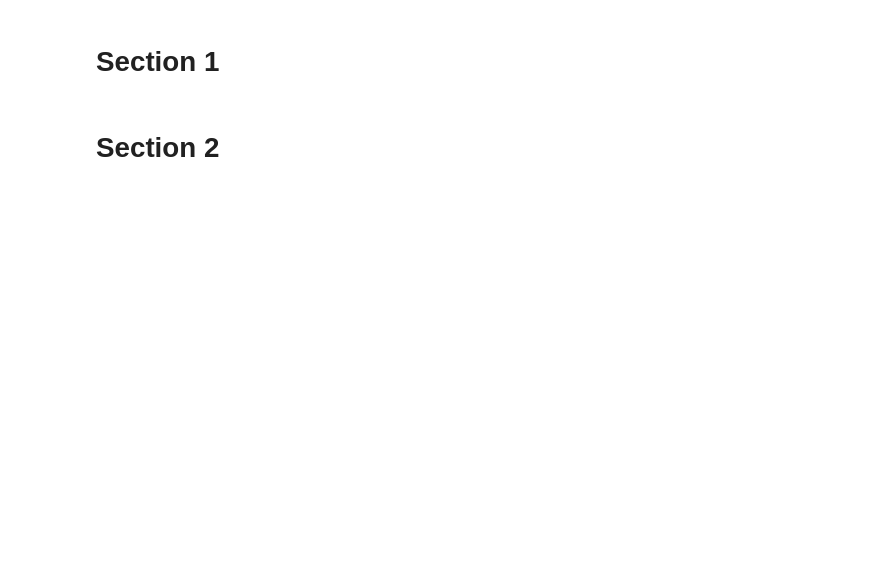
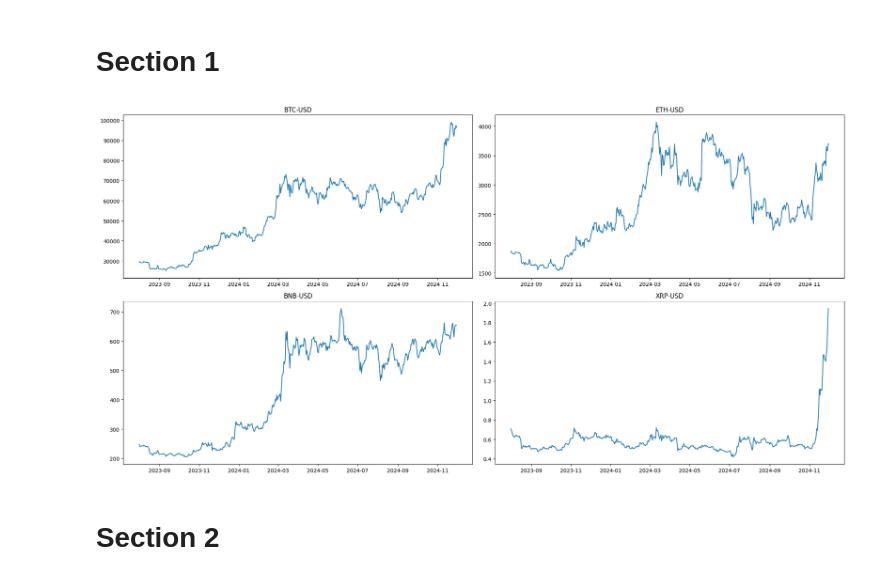
Before and after one commit to K-T-P/Trading-Algorithms-Project, a Jupyter notebook: project.ipynb, the cells around one changed output. Cells and saved outputs as stored; diff of their text form; code cells hidden in the pictures; blank space fills up the shorter version.

Commit message:
refactor: fetch and plot data

```diff
--- a/project.ipynb
+++ b/project.ipynb
@@ -9,10 +8,13 @@ from datetime import datetime
 # %%
 coins = ("BTC-USD", "ETH-USD", "BNB-USD", "XRP-USD")
 
-train_start = datetime(2023, 8, 1)
-train_end = datetime(2024, 8, 1)
-test_start = datetime(2024, 8, 1)
-test_end = datetime(2024, 12, 1)
+train_start = "2023-08-01"
+train_end = "2024-08-01"
+test_start = "2024-08-01"
+test_end = "2024-12-01"
+
+start_date = "2023-08-01"
+end_date = "2024-12-01"
 # %%
 def get_coins_data(coins, start, end):
     data_dict = {}
@@ -22,6 +24,9 @@ def get_coins_data(coins, start, end):
         )
 
     data = pd.DataFrame(data_dict)
-    data.ffill(axis=1)
+    data = data.dropna()
     return data
+# %%
+data = get_coins_data(coins, start_date, end_date)
+data = data.dropna()
 # %%
@@ -33,2 +35,21 @@ train_data = train_data.ffil(axis=1)
+# %%
+fig, axes = plt.subplots(nrows=2, ncols=2, figsize=(20, 10))
+
+axes[0, 0].plot(data["BTC-USD"])
+axes[0, 0].set_title("BTC-USD")
+
+axes[0, 1].plot(data["ETH-USD"])
+axes[0, 1].set_title("ETH-USD")
+
+axes[1, 0].plot(data["BNB-USD"])
+axes[1, 0].set_title("BNB-USD")
+
+axes[1, 1].plot(data["XRP-USD"])
+axes[1, 1].set_title("XRP-USD")
+
+fig.tight_layout()
+plt.show()
+# %% [output]
+[figure, added]
 # %% [markdown]
 # Section 2
```
Also changed, not shown: parts of 3 cells of this notebook.
